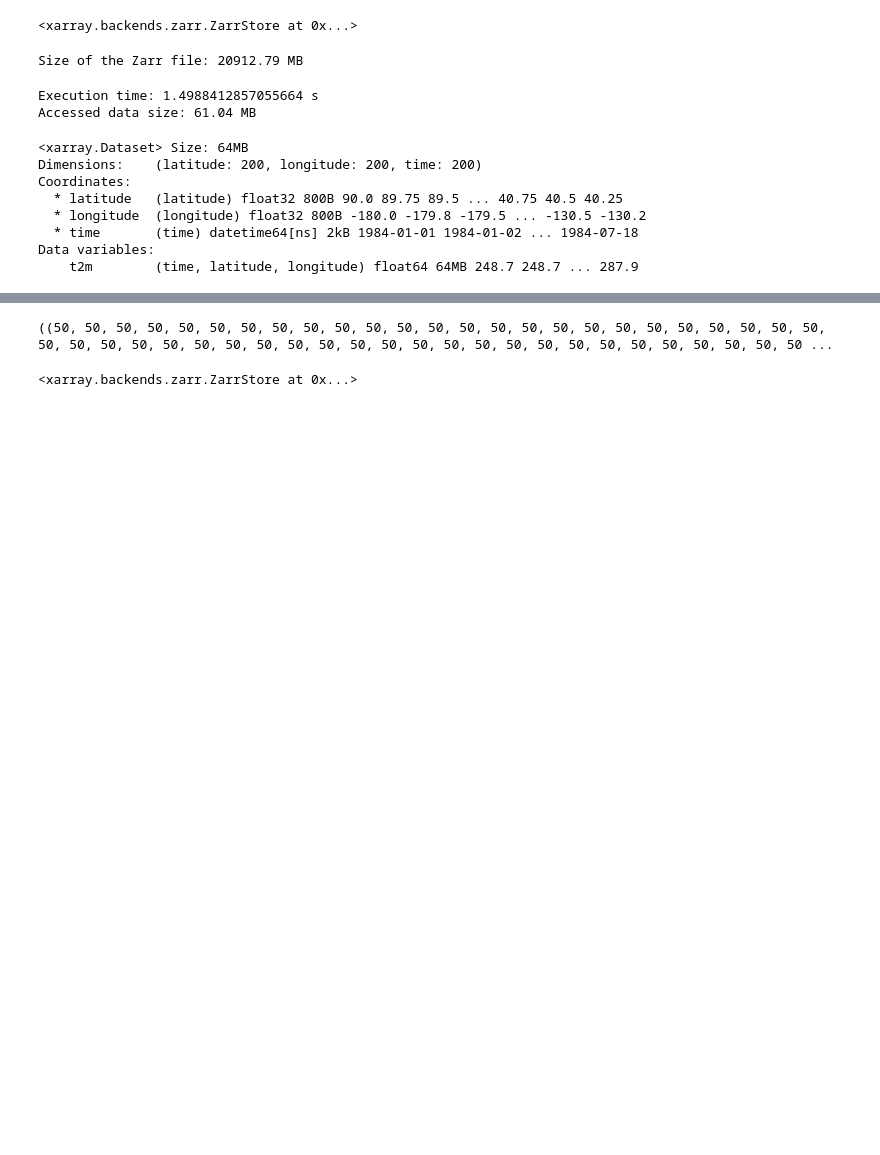
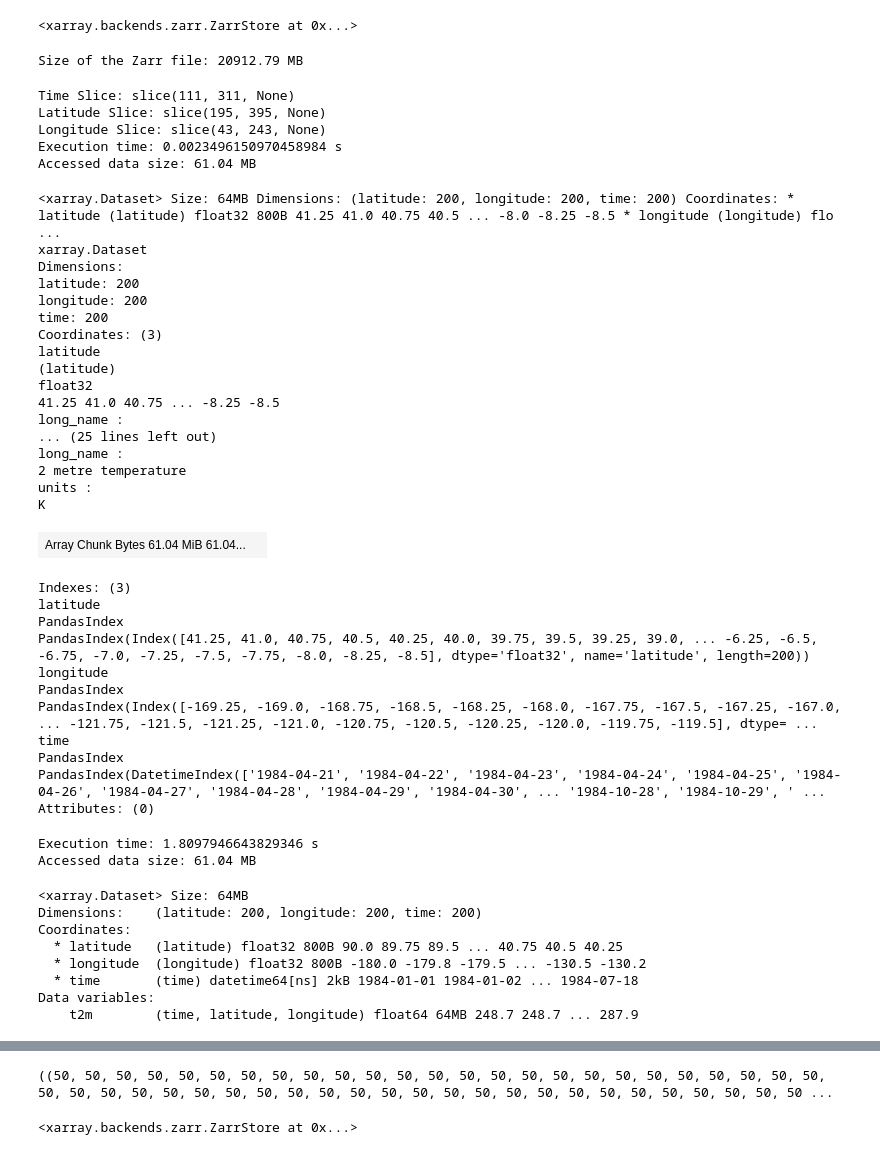
Before and after one commit to iharp3/storage-experiment, a Jupyter notebook: access_data.ipynb, the cells around one changed output, grey strips where cells are left out. Saved outputs shown, nothing was run; the diff lists cells and outputs as text; code cells hidden in the pictures; blank space fills up the shorter version.

Commit message:
added equal-sized queries

```diff
--- a/access_data.ipynb
+++ b/access_data.ipynb
@@ -102,10 +103,77 @@ zarr_size_mb = get_dir_size_in_mb(zarr_file_path)
 print(f"Size of the Zarr file: {zarr_size_mb:.2f} MB")
 # %% [output]
 Size of the Zarr file: 20912.79 MB
+# %%
+#Function to generate a random query of a certain number of dimensions
+def gen_random_query(n_time, n_lat, n_lon, max_time, max_lat, max_lon):
+
+    time_start = random.randint(0, max_time - n_time)
+    lat_start = random.randint(0, max_lat - n_lat)
+    lon_start = random.randint(0, max_lon - n_lon)
+
+    time_slice = slice(time_start, time_start + n_time)
+    lat_slice = slice(lat_start, lat_start + n_lat)
+    lon_slice = slice(lon_start, lon_start + n_lon)
+
+    return time_slice, lat_slice, lon_slice
+# %%
+#Applying the function on the 200x200x200 chunked zarr files
+time_slice, lat_slice, lon_slice = gen_random_query(200, 200, 200, 500, 500, 500)
+
+print("Time Slice:", time_slice)
+print("Latitude Slice:", lat_slice)
+print("Longitude Slice:", lon_slice)
+
+zarr_data = xr.open_zarr('equal_2.zarr')
+start = time.time()
+ran_result = zarr_data.isel(time=time_slice, latitude=lat_slice, longitude=lon_slice)
+end = time.time()
+execution_time = end - start
+print(f"Execution time: {execution_time} s ")
+#Calculating the size of the accessed data
+accessed_size_bytes = ran_result.nbytes
+accessed_size_mb = accessed_size_bytes / (1024**2)
+print(f"Accessed data size: {accessed_size_mb:.2f} MB")
+ran_result
+# %% [output]
+Time Slice: slice(111, 311, None)
+Latitude Slice: slice(195, 395, None)
+Longitude Slice: slice(43, 243, None)
+Execution time: 0.0023496150970458984 s
+Accessed data size: 61.04 MB
+<xarray.Dataset> Size: 64MB Dimensions: (latitude: 200, longitude: 200, time: 200) Coordinates: * latitude (latitude) float32 800B 41.25 41.0 40.75 40.5 ... -8.0 -8.25 -8.5 * longitude (longitude) flo ...
+xarray.Dataset
+Dimensions:
+latitude: 200
+longitude: 200
+time: 200
+Coordinates: (3)
+latitude
+(latitude)
+float32
+41.25 41.0 40.75 ... -8.25 -8.5
+long_name :
+... (25 lines left out)
+long_name :
+2 metre temperature
+units :
+K
+| Array Chunk Bytes 61.04 MiB 61.04... |  |
+Indexes: (3)
+latitude
+PandasIndex
+PandasIndex(Index([41.25, 41.0, 40.75, 40.5, 40.25, 40.0, 39.75, 39.5, 39.25, 39.0, ... -6.25, -6.5, -6.75, -7.0, -7.25, -7.5, -7.75, -8.0, -8.25, -8.5], dtype='float32', name='latitude', length=200))
+longitude
+PandasIndex
+PandasIndex(Index([-169.25, -169.0, -168.75, -168.5, -168.25, -168.0, -167.75, -167.5, -167.25, -167.0, ... -121.75, -121.5, -121.25, -121.0, -120.75, -120.5, -120.25, -120.0, -119.75, -119.5], dtype= ...
+time
+PandasIndex
+PandasIndex(DatetimeIndex(['1984-04-21', '1984-04-22', '1984-04-23', '1984-04-24', '1984-04-25', '1984-04-26', '1984-04-27', '1984-04-28', '1984-04-29', '1984-04-30', ... '1984-10-28', '1984-10-29', ' ...
+Attributes: (0)
 # %%
-#Cube query on cube
+#Cube query on cube (61.04 MB)
+equal = xr.open_zarr('equal_2.zarr')
 start = time.time()
-equal = xr.open_zarr('equal_2.zarr')
 c_result1 = equal.isel(time=slice(0, 200), latitude=slice(0, 200), longitude=slice(0, 200)).compute()
 end = time.time()
 execution_time = end - start
@@ -116,7 +184,7 @@ accessed_size_mb = accessed_size_bytes / (1024**2)
 print(f"Accessed data size: {accessed_size_mb:.2f} MB")
 c_result1
 # %% [output]
-Execution time: 1.4988412857055664 s
+Execution time: 1.8097946643829346 s
 Accessed data size: 61.04 MB
 <xarray.Dataset> Size: 64MB
 Dimensions:    (latitude: 200, longitude: 200, time: 200)
```
Also changed, not shown: parts of 29 cells of this notebook.
